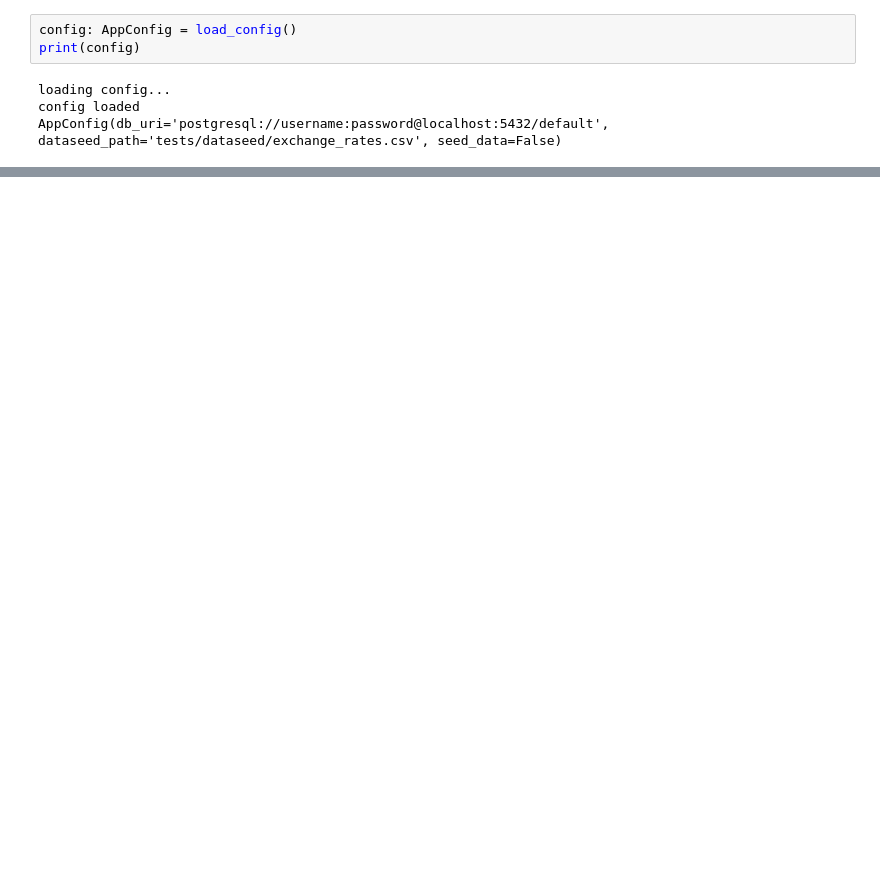
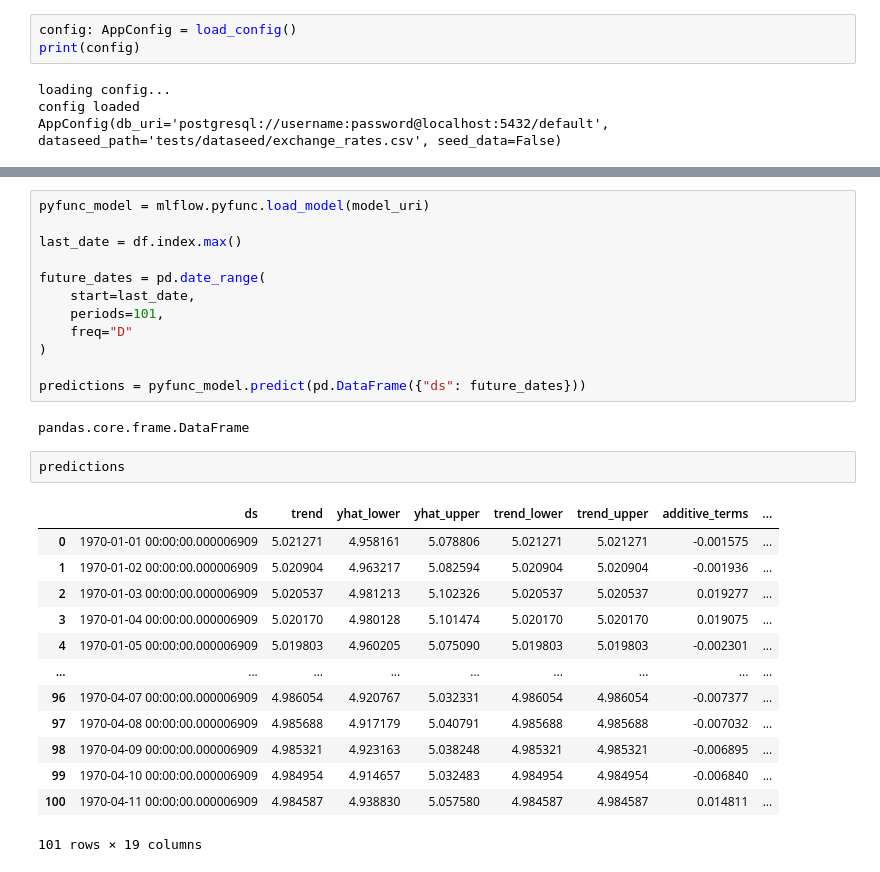
Before and after one commit to Steadfastie/mlflow-prophet-lab, a Jupyter notebook: notebooks/model.ipynb, the cells around one changed output, grey strips where cells are left out. Saved outputs shown, nothing was run; the diff lists cells and outputs as text; blank space fills up the shorter version.

```diff
--- a/notebooks/model.ipynb
+++ b/notebooks/model.ipynb
@@ -42,0 +234,30 @@ mlflow.set_tracking_uri(config.db_uri)
+# %%
+pyfunc_model = mlflow.pyfunc.load_model(model_uri)
+
+last_date = df.index.max()
+
+future_dates = pd.date_range(
+    start=last_date,
+    periods=101,
+    freq="D"
+)
+
+predictions = pyfunc_model.predict(pd.DataFrame({"ds": future_dates}))
+# %% [output]
+pandas.core.frame.DataFrame
+# %%
+predictions
+# %% [output]
+|  | ds | trend | yhat_lower | yhat_upper | trend_lower | trend_upper | additive_terms | ... |
+| 0 | 1970-01-01 00:00:00.000006909 | 5.021271 | 4.958161 | 5.078806 | 5.021271 | 5.021271 | -0.001575 | ... |
+| 1 | 1970-01-02 00:00:00.000006909 | 5.020904 | 4.963217 | 5.082594 | 5.020904 | 5.020904 | -0.001936 | ... |
+| 2 | 1970-01-03 00:00:00.000006909 | 5.020537 | 4.981213 | 5.102326 | 5.020537 | 5.020537 | 0.019277 | ... |
+| 3 | 1970-01-04 00:00:00.000006909 | 5.020170 | 4.980128 | 5.101474 | 5.020170 | 5.020170 | 0.019075 | ... |
+| 4 | 1970-01-05 00:00:00.000006909 | 5.019803 | 4.960205 | 5.075090 | 5.019803 | 5.019803 | -0.002301 | ... |
+| ... | ... | ... | ... | ... | ... | ... | ... | ... |
+| 96 | 1970-04-07 00:00:00.000006909 | 4.986054 | 4.920767 | 5.032331 | 4.986054 | 4.986054 | -0.007377 | ... |
+| 97 | 1970-04-08 00:00:00.000006909 | 4.985688 | 4.917179 | 5.040791 | 4.985688 | 4.985688 | -0.007032 | ... |
+| 98 | 1970-04-09 00:00:00.000006909 | 4.985321 | 4.923163 | 5.038248 | 4.985321 | 4.985321 | -0.006895 | ... |
+| 99 | 1970-04-10 00:00:00.000006909 | 4.984954 | 4.914657 | 5.032483 | 4.984954 | 4.984954 | -0.006840 | ... |
+| 100 | 1970-04-11 00:00:00.000006909 | 4.984587 | 4.938830 | 5.057580 | 4.984587 | 4.984587 | 0.014811 | ... |
+101 rows × 19 columns
```
Also changed, not shown: parts of 10 cells of this notebook, 3 other files.
